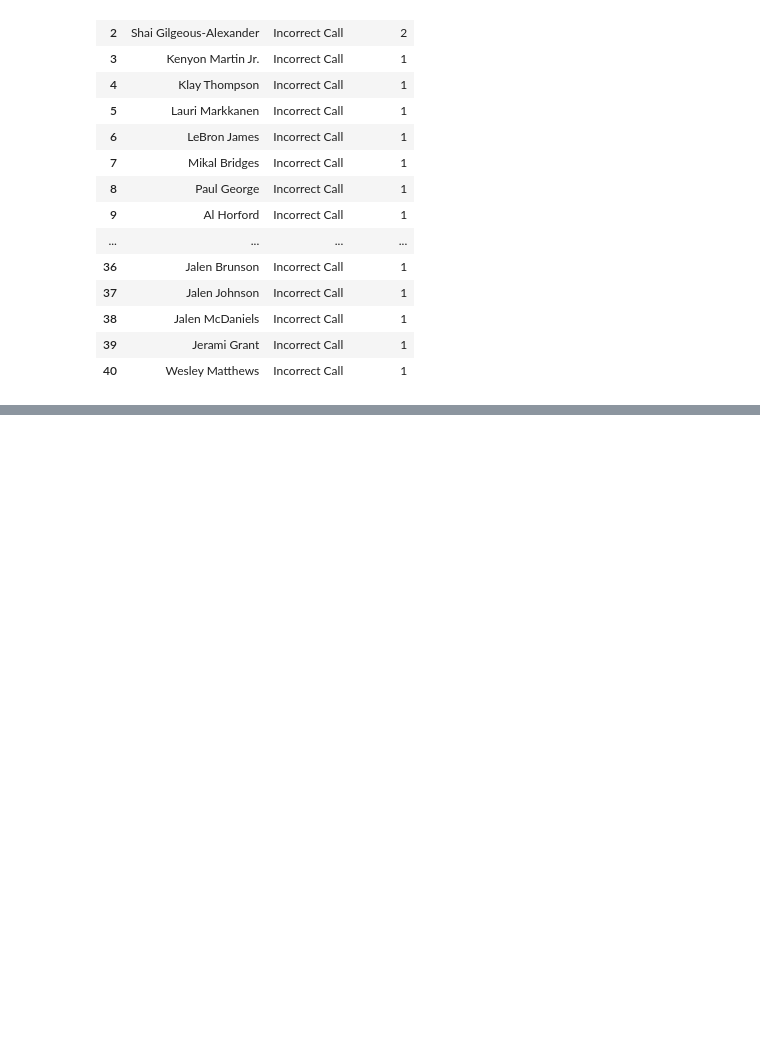
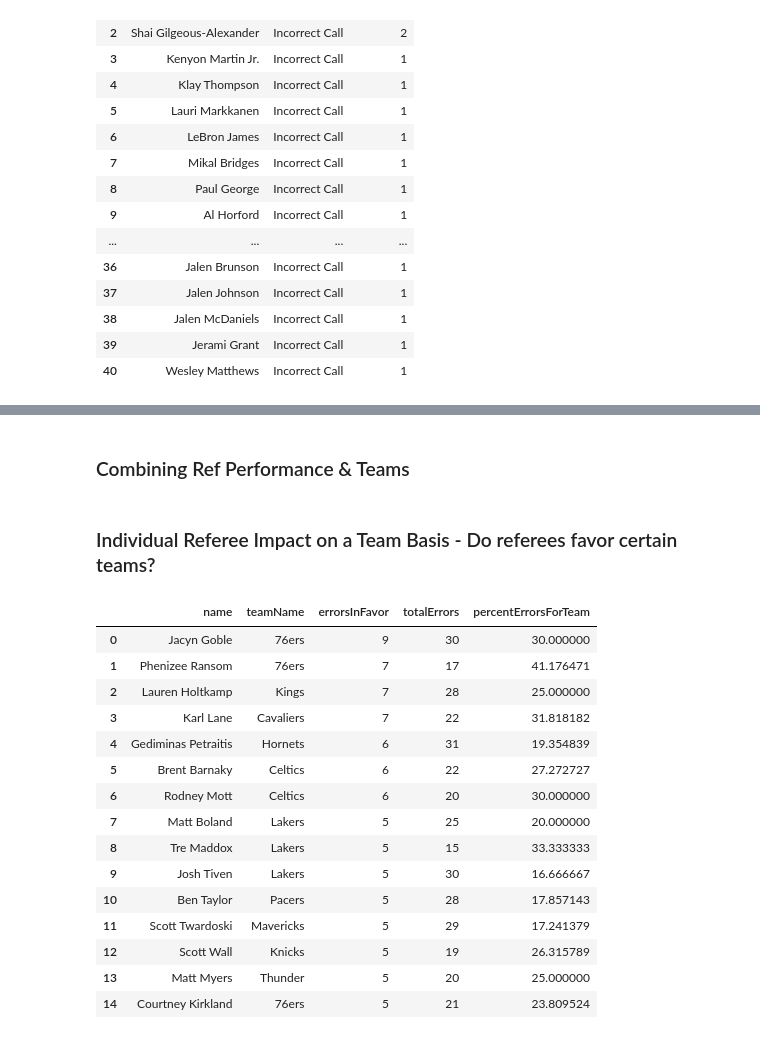
Before and after one commit to adithram/l2m, a Jupyter notebook: notebooks/data-inspection.ipynb, the cells around one changed output, grey strips where cells are left out. Cells and saved outputs as stored; diff of their text form; code cells hidden in the pictures; blank space fills up the shorter version.

Commit message:
feat: referee & team impact

```diff
--- a/notebooks/data-inspection.ipynb
+++ b/notebooks/data-inspection.ipynb
@@ -276,0 +284,29 @@ combined_officials.head()
+# %% [markdown]
+### Combining Ref Performance & Teams
+# %%
+ref_records = ref_df.to_dict("records")
+team_records = team_df.to_dict("records")
+
+ref_lookup = {}
+for rec in ref_records:
+    if rec["gameId"] not in ref_lookup:
+        ref_lookup[rec["gameId"]] = []
+    ref_lookup[rec["gameId"]].append(rec["name"])
+
+ref_team_records = []
+for rec in team_records:
+    for official in ref_lookup[rec["gameId"]]:
+        local = rec.copy()
+        local.update({"name": official})
+        ref_team_records.append(local)
+
+ref_team_df = pd.DataFrame(ref_team_records)
+# %%
+ref_help_team_df = ref_team_df.groupby(["name", "teamName"]).sum()["errorsInFavor"].sort_values(ascending=False).to_frame().reset_index()
+combined_ref_help_teams_df = pd.merge(ref_help_team_df, combined_officials, how="outer", on="name")
+combined_ref_help_teams_df["percentErrorsForTeam"] = combined_ref_help_teams_df["errorsInFavor"] / combined_ref_help_teams_df["errors"] * 100
+combined_ref_help_teams_df = combined_ref_help_teams_df.sort_values(by="errorsInFavor", ascending=False).reset_index()
+del combined_ref_help_teams_df["index"]
+del combined_ref_help_teams_df["errorsPerGame"]
+del combined_ref_help_teams_df["gameCount"]
+combined_ref_help_teams_df = combined_ref_help_teams_df.rename(columns={"errors": "totalErrors"})
@@ -276,0 +322,21 @@ combined_officials.head()
+# %% [markdown]
+### Individual Referee Impact on a Team Basis - Do referees favor certain teams?
+# %%
+combined_ref_help_teams_df.head(15)
+# %% [output]
+|  | name | teamName | errorsInFavor | totalErrors | percentErrorsForTeam |
+| 0 | Jacyn Goble | 76ers | 9 | 30 | 30.000000 |
+| 1 | Phenizee Ransom | 76ers | 7 | 17 | 41.176471 |
+| 2 | Lauren Holtkamp | Kings | 7 | 28 | 25.000000 |
+| 3 | Karl Lane | Cavaliers | 7 | 22 | 31.818182 |
+| 4 | Gediminas Petraitis | Hornets | 6 | 31 | 19.354839 |
+| 5 | Brent Barnaky | Celtics | 6 | 22 | 27.272727 |
+| 6 | Rodney Mott | Celtics | 6 | 20 | 30.000000 |
+| 7 | Matt Boland | Lakers | 5 | 25 | 20.000000 |
+| 8 | Tre Maddox | Lakers | 5 | 15 | 33.333333 |
+| 9 | Josh Tiven | Lakers | 5 | 30 | 16.666667 |
+| 10 | Ben Taylor | Pacers | 5 | 28 | 17.857143 |
+| 11 | Scott Twardoski | Mavericks | 5 | 29 | 17.241379 |
+| 12 | Scott Wall | Knicks | 5 | 19 | 26.315789 |
+| 13 | Matt Myers | Thunder | 5 | 20 | 25.000000 |
+| 14 | Courtney Kirkland | 76ers | 5 | 21 | 23.809524 |
```
Also changed, not shown: parts of 28 cells of this notebook, 3 other files.
